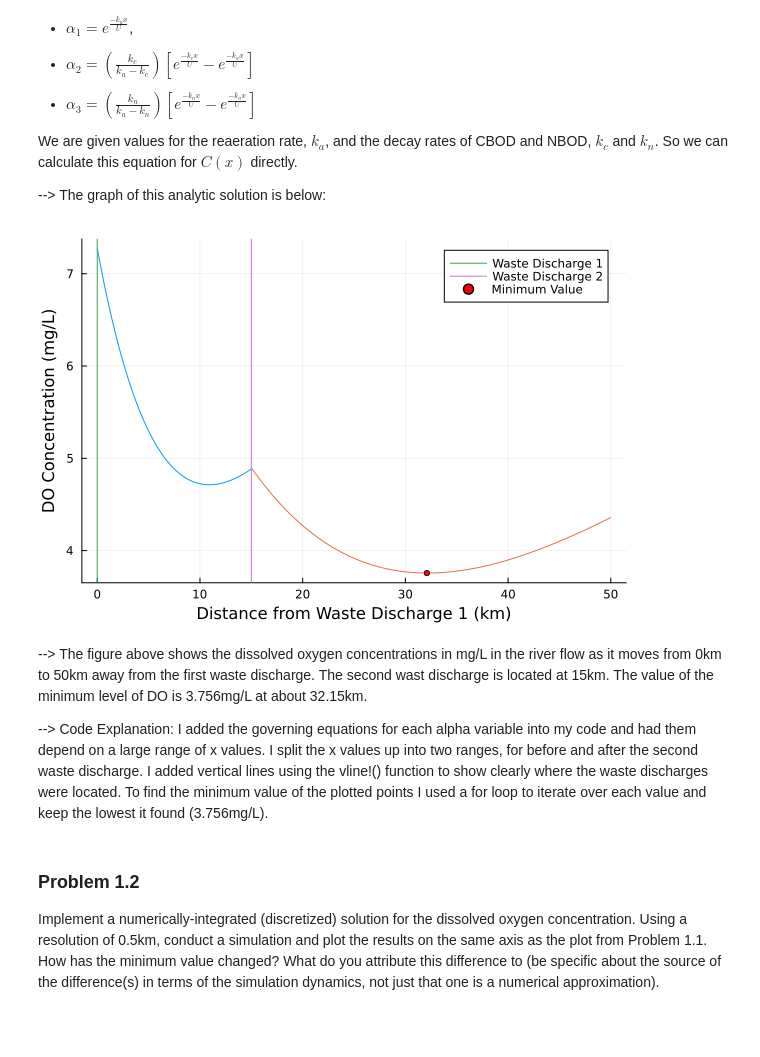
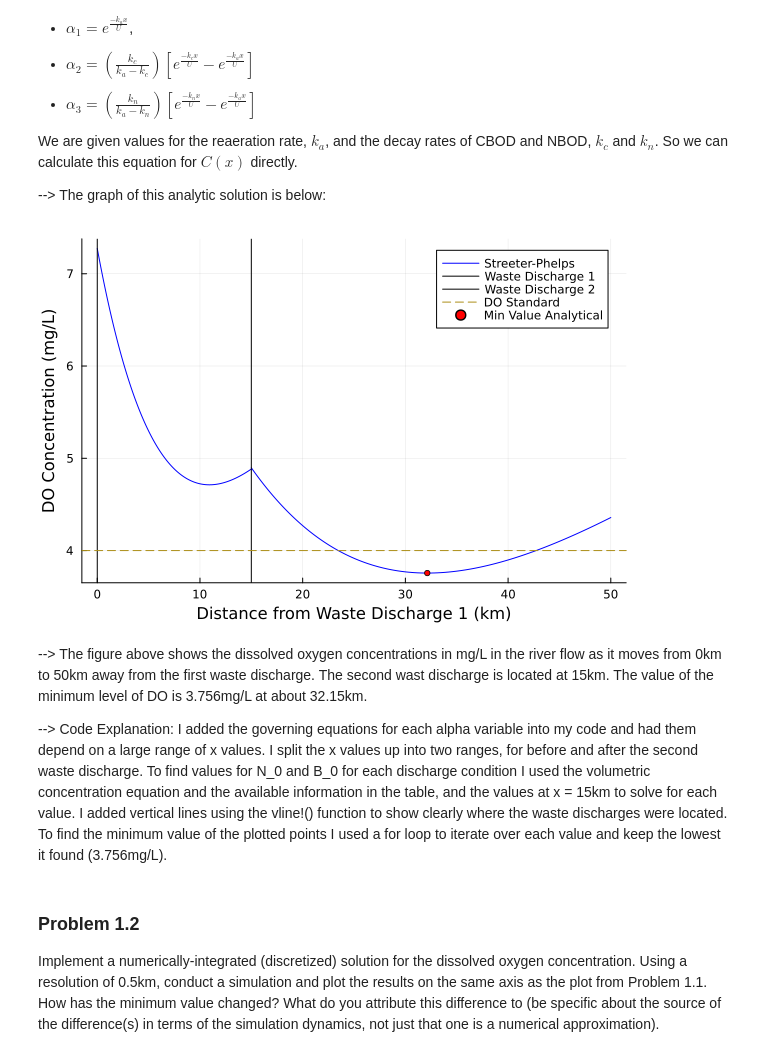
Before and after one commit to BEE4750-FA25/hw3-wrn25-hw3, a Jupyter notebook: hw03.ipynb, the cells around one changed output. Cells and saved outputs as stored; diff of their text form; code cells hidden in the pictures; blank space fills up the shorter version.

```diff
--- a/hw03.ipynb
+++ b/hw03.ipynb
@@ -91,46 +91,49 @@ We are given values for the reaeration rate, $k_a$, and the decay rates of CBOD
 # %%
 Cs = 10
 C01 = 7.273
 C02 = 4.897
 B01 = 9.091
 B02 = 8.735
 N01 = 7.723
 N02 = 7.838
 ka = 0.55
 kc = 0.35
 kn = 0.25
 U = 6
 
-x1 = range(0, 15, length=300)
-x2 = range(15, 50, length=300)
+x1 = range(0, 15, length=1000)
+x2 = range(15, 50, length=1000)
 a1 = exp.(-ka*x1/U)
 a2 = (kc/(ka-kc))*(exp.(-kc*x1/U) - exp.(-ka*x1/U))
 a3 = (kn/(ka-kn))*(exp.(-kn*x1/U) - exp.(-ka*x1/U))
 
 C1 = Cs*(1 .- a1) + C01*a1 - B01*a2 - N01*a3
 C2 = Cs*(1 .- a1) + C02*a1 - B02*a2 - N02*a3
 
-p1 = plot(x1,C1, xlabel = "Distance from Waste Discharge 1 (km)", ylabel = "DO Concentration (mg/L)", label = "")
-plot!(p1, x2, C2, label = "")
-vline!([0], label = "Waste Discharge 1")
-vline!([15], label = "Waste Discharge 2")
-scatter!(p1, [x2[147]], [3.756], marker =:circle, markersize =3, color =:red, label = "Minimum Value")
+p1 = plot(x1,C1, xlabel = "Distance from Waste Discharge 1 (km)", ylabel = "DO Concentration (mg/L)",
+label = "", color =:blue)
+plot!(p1, x2, C2, label = "Streeter-Phelps", color =:blue)
+vline!([0], label = "Waste Discharge 1", color =:black)
+vline!([15], label = "Waste Discharge 2", color =:black)
+hline!([4], label = "DO Standard", linestyle=:dash)
+scatter!(p1, [x2[490]], [3.7562], marker =:circle, markersize =3, color =:red, label = "Min Value Analytical")
 
 #Code to find the minimum value of DO
 #min_value = 8.0
 #x_value = 0
-#or i in 1:300
+#for i in 1:1000
     #if C2[i] < min_value
         #min_value = C2[i]
         #x_value = i
     #end
 #end
+#print(x_value)
 # %% [output]
-[figure, old version]
+[figure, new version]
 # %% [markdown]
 --> The figure above shows the dissolved oxygen concentrations in mg/L in the river flow as it moves from 0km to 50km away from the first waste discharge. The second wast discharge is located at 15km. The value of the minimum level of DO is 3.756mg/L at about 32.15km.
 
---> Code Explanation: I added the governing equations for each alpha variable into my code and had them depend on a large range of x values. I split the x values up into two ranges, for before and after the second waste discharge. I added vertical lines using the vline!() function to show clearly where the waste discharges were located. To find the minimum value of the plotted points I used a for loop to iterate over each value and keep the lowest it found (3.756mg/L).
+--> Code Explanation: I added the governing equations for each alpha variable into my code and had them depend on a large range of x values. I split the x values up into two ranges, for before and after the second waste discharge. To find values for N_0 and B_0 for each discharge condition I used the volumetric concentration equation and the available information in the table, and the values at x = 15km to solve for each value. I added vertical lines using the vline!() function to show clearly where the waste discharges were located. To find the minimum value of the plotted points I used a for loop to iterate over each value and keep the lowest it found (3.756mg/L).
 # %% [markdown]
 ### Problem 1.2
 
```
Also changed, not shown: parts of 2 cells of this notebook.
